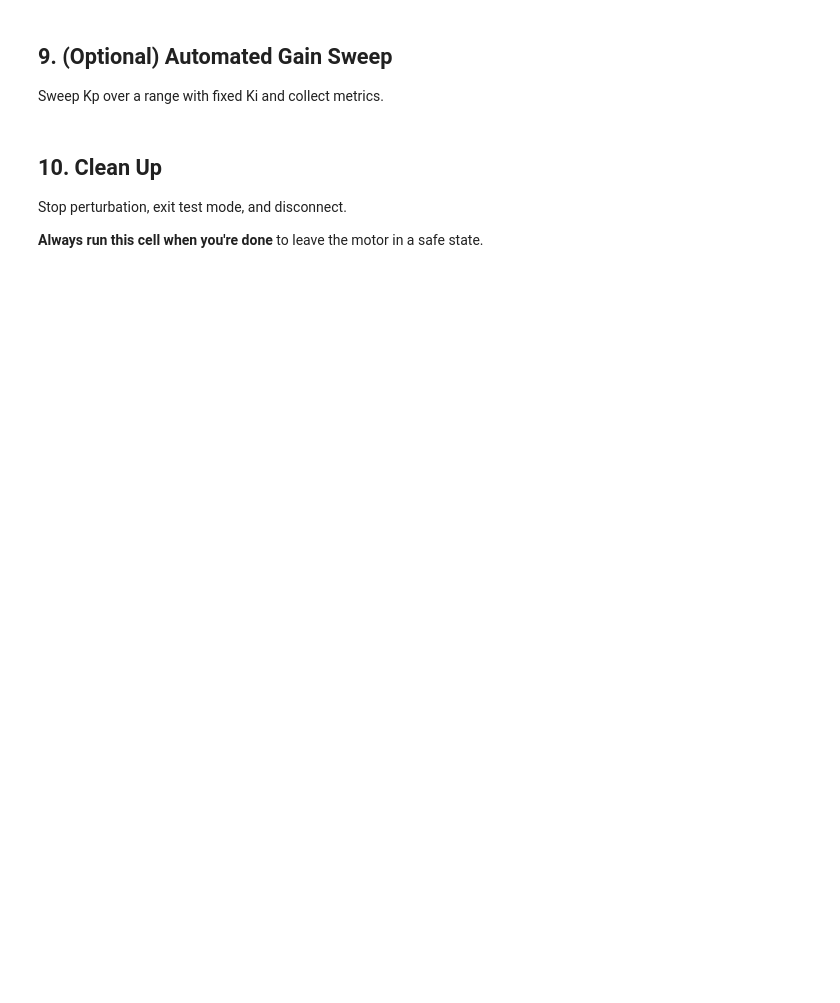
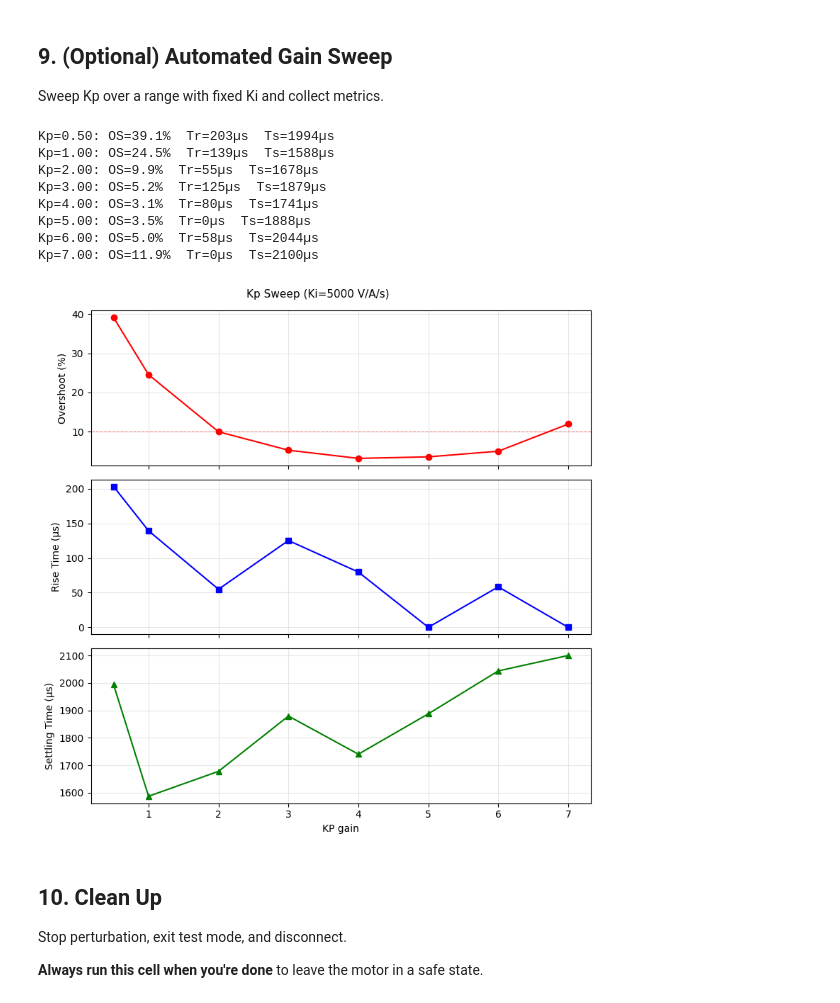
Before and after one commit to gmrozek-mchp/pyx2ctune, a Jupyter notebook: notebooks/current_loop_tuning.ipynb, the cells around one changed output. Cells and saved outputs as stored; diff of their text form; code cells hidden in the pictures; blank space fills up the shorter version.

```diff
--- a/notebooks/current_loop_tuning.ipynb
+++ b/notebooks/current_loop_tuning.ipynb
@@ -140,22 +174,32 @@ Sweep Kp over a range with fixed Ki and collect metrics.
 # %%
 import time
 from pyx2ctune.plotting import plot_gain_sweep
 
-KI_FIXED = 12168.0
+KI_FIXED = 5000
 KP_VALUES = [0.5, 1.0, 2.0, 3.0, 4.0, 5.0, 6.0, 7.0]
 
 results = []
 for kp in KP_VALUES:
     session.current.set_gains(kp=kp, ki=KI_FIXED)
     time.sleep(0.2)
     resp = session.capture.capture_frame(timeout=10.0)
     m = compute_metrics(resp)
     print(f"Kp={kp:.2f}: OS={m.overshoot:.1%}  Tr={m.rise_time_us:.0f}\u00b5s  Ts={m.settling_time_us:.0f}\u00b5s")
     results.append({"kp": kp, "ki": KI_FIXED, "overshoot": m.overshoot,
                     "rise_time_us": m.rise_time_us, "settling_time_us": m.settling_time_us,
                     "steady_state_error": m.steady_state_error})
 
-plot_gain_sweep(results, x_key="kp", show=True, title=f"Kp Sweep (Ki={KI_FIXED:.0f} V/A/s)")
+plot_gain_sweep(results, x_key="kp", show=True, title=f"Kp Sweep (Ki={KI_FIXED:.0f} V/A/s)");
+# %% [output]
+Kp=0.50: OS=39.1%  Tr=203µs  Ts=1994µs
+Kp=1.00: OS=24.5%  Tr=139µs  Ts=1588µs
+Kp=2.00: OS=9.9%  Tr=55µs  Ts=1678µs
+Kp=3.00: OS=5.2%  Tr=125µs  Ts=1879µs
+Kp=4.00: OS=3.1%  Tr=80µs  Ts=1741µs
+Kp=5.00: OS=3.5%  Tr=0µs  Ts=1888µs
+Kp=6.00: OS=5.0%  Tr=58µs  Ts=2044µs
+Kp=7.00: OS=11.9%  Tr=0µs  Ts=2100µs
+[figure, added]
 # %% [markdown]
 ## 10. Clean Up
 
```
Also changed, not shown: parts of 10 cells of this notebook, 6 other files.
